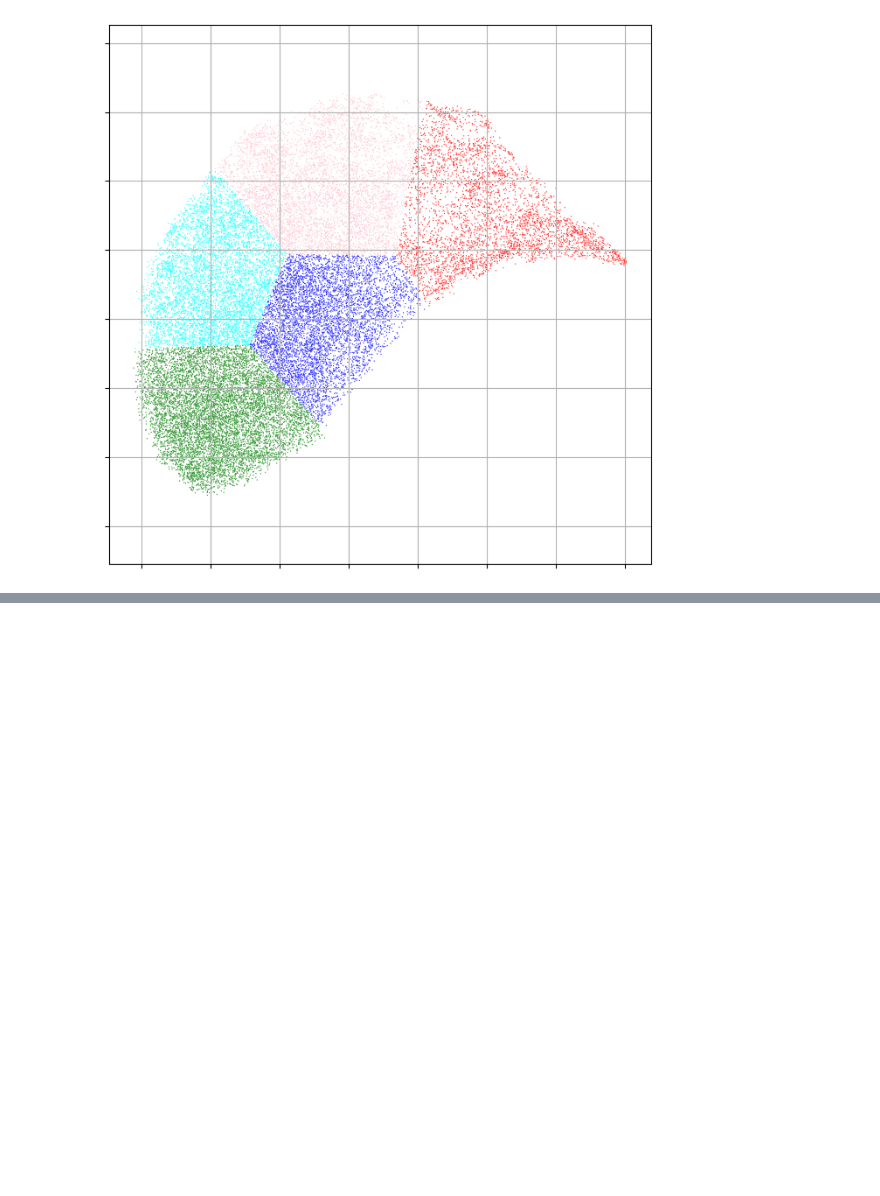
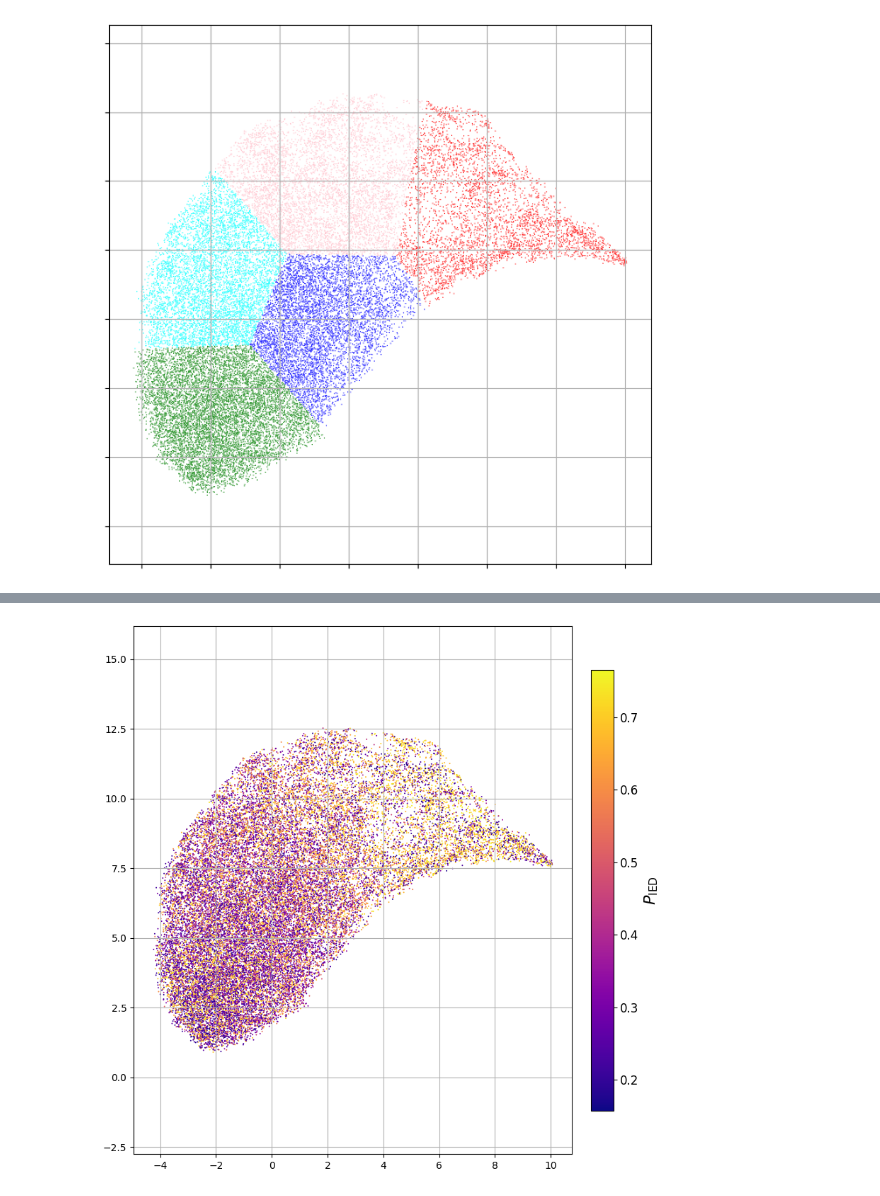
Before and after one commit to Kleen-Lab/ripple_IED_paper, a Jupyter notebook: Figure_6/Figure6_B.ipynb, the cells around one changed output, grey strips where cells are left out. Drawn from its saved outputs; the diff is of its cells as text; code cells hidden in the pictures; blank space fills up the shorter version.

```diff
--- a/Figure_6/Figure6_B.ipynb
+++ b/Figure_6/Figure6_B.ipynb
@@ -868,0 +1030,10 @@ plt.show()
+# %%
+plot_probability_scatter(
+    embedding=each_pt_embedding,
+    probabilities=selected_probs,
+    colorbar_label=r"$P_{\mathrm{IED}}$",
+    output_stem="Figure6_B_corrected_scatter",
+    point_size=2
+)
+# %% [output]
+[figure, added]
```
Also changed, not shown: parts of 17 cells of this notebook, 5 other files.
